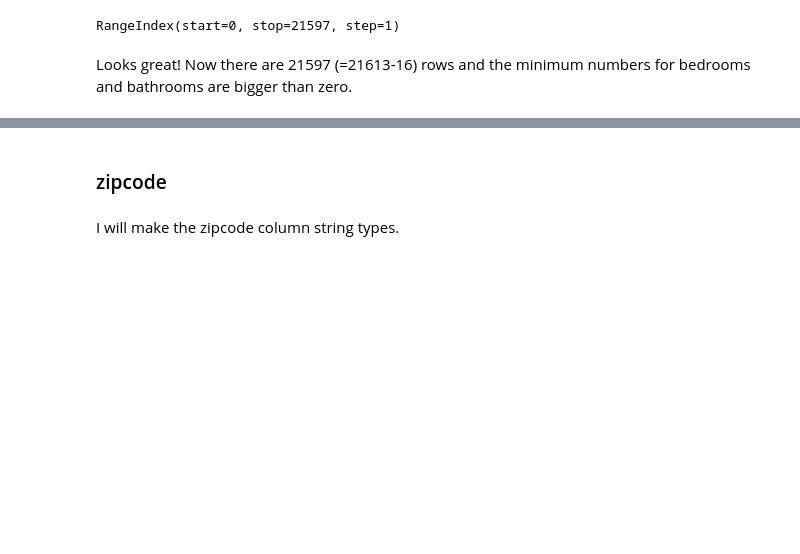
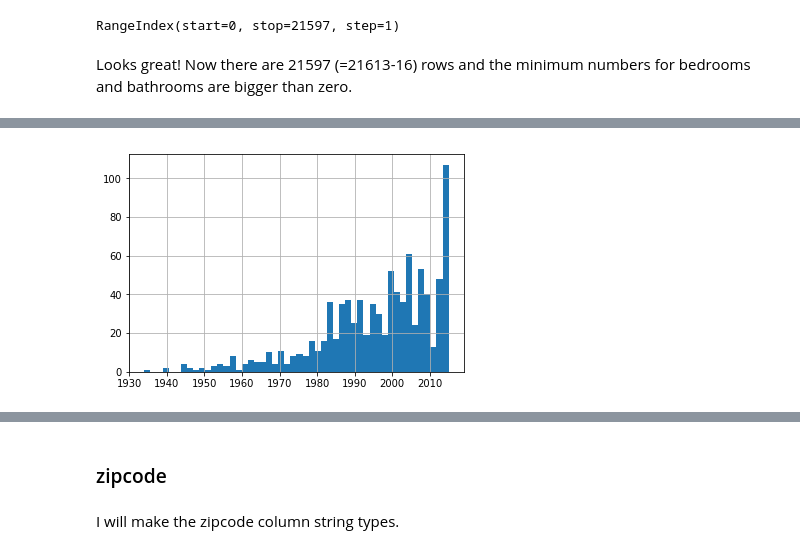
Before and after one commit to math470/Springboard_Capstone_Project_1, a Jupyter notebook: King County House Price DataWrangling.ipynb, the cells around one changed output, grey strips where cells are left out. Saved outputs shown, nothing was run; the diff lists cells and outputs as text; code cells hidden in the pictures; blank space fills up the shorter version.

```diff
--- a/King County House Price DataWrangling.ipynb
+++ b/King County House Price DataWrangling.ipynb
@@ -484,0 +506,5 @@ Looks great! Now there are 21597 (=21613-16) rows and the minimum numbers for be
+# %%
+df_house.yr_renovated[df_house.yr_renovated > 0].hist(bins=50)
+plt.show()
+# %% [output]
+[figure, added]
```
Also changed, not shown: parts of 18 cells of this notebook.
